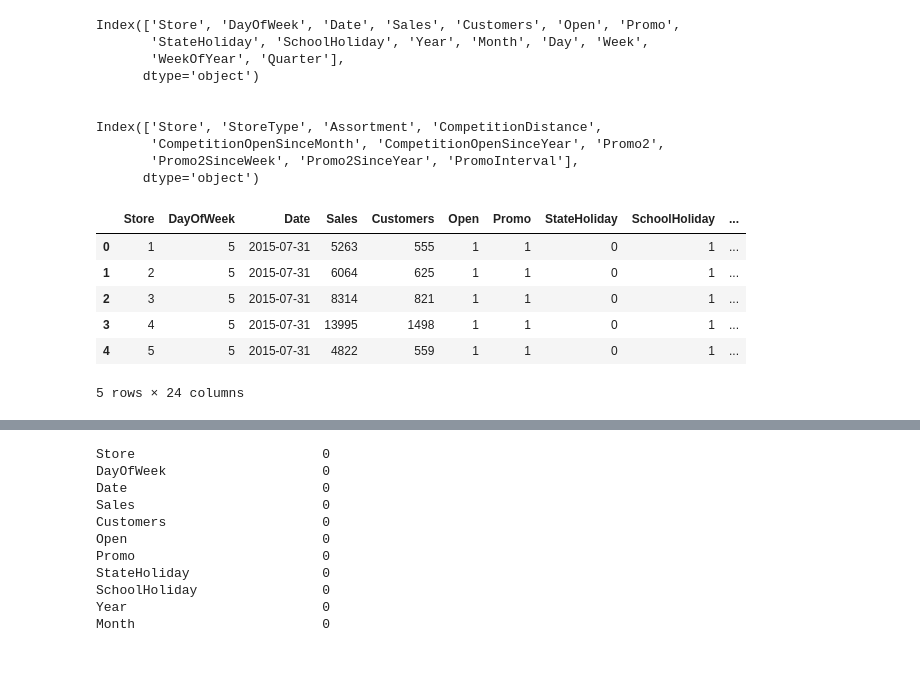
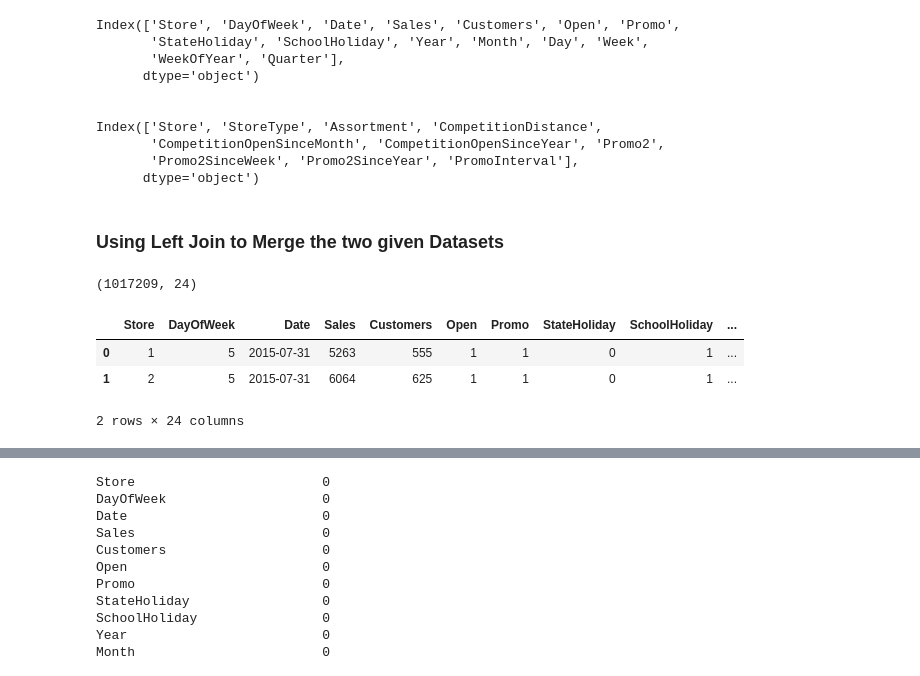
Before and after one commit to rashmi-biswas/ML_Regression_Sales_Prediction, a Jupyter notebook: Rossmann_Sales_Prediction_Capstone_Project.ipynb, the cells around one changed output, grey strips where cells are left out. Cells and saved outputs as stored; diff of their text form; code cells hidden in the pictures.

```diff
--- a/Rossmann_Sales_Prediction_Capstone_Project.ipynb
+++ b/Rossmann_Sales_Prediction_Capstone_Project.ipynb
@@ -255,7 +242,7 @@ print(sales_a , sales_b, sales_c)
 # %% [markdown]
 The feature StateHoliday changed into a boolean variable. The value {a, b, c} became 1, other 0;
 # %%
-stores_data['StateHoliday'].replace({'0':0,
-                                     'a':1,
-                                     'b':1,
-                                     'c':1}, inplace = True)
+stores_data.StateHoliday.replace({'0' : 0,
+                            'a' : 1,
+                            'b' : 1,
+                            'c' : 1}, inplace=True)
@@ -400,3 +364,4 @@ Since the data seems to be in between 1990 to 2013, 1900 and 1961 looks like err
 # %%
-stores['CompetitionOpenSinceYear'].replace(1900, int(stores['CompetitionOpenSinceYear'].mode()), inplace = True)
-stores['CompetitionOpenSinceYear'].replace(1961, int(stores['CompetitionOpenSinceYear'].mode()), inplace = True)
+# Let's replace 1900 & 1961 in 'CompetitionOpenSinceYear' column by mode value:
+stores.CompetitionOpenSinceYear.replace(1900, int(stores.CompetitionOpenSinceYear.mode()[0]), inplace=True)
+stores.CompetitionOpenSinceYear.replace(1961, int(stores.CompetitionOpenSinceYear.mode()[0]), inplace=True)
@@ -425,9 +424,10 @@ Name: CompetitionOpenSinceYear, dtype: int64
 # %%
-stores['CompetitionOpenSinceMonth'].fillna(0, inplace = True)
-stores['CompetitionOpenSinceYear'].fillna(0, inplace = True)
-stores['Promo2SinceWeek'].fillna(0, inplace = True)
-stores['Promo2SinceYear'].fillna(0, inplace = True)
-stores['PromoInterval'].fillna(0, inplace = True)
+# Let's fill remaining NA values with zero:
+stores.CompetitionOpenSinceMonth.fillna(0, inplace=True)
+stores.CompetitionOpenSinceYear.fillna(0, inplace=True)
+stores.Promo2SinceWeek.fillna(0, inplace=True)
+stores.Promo2SinceYear.fillna(0, inplace=True)
+stores.PromoInterval.fillna(0, inplace=True)
 # %%
 stores.info()
 # %% [output]
@@ -606,4 +610,6 @@ Index(['Store', 'StoreType', 'Assortment', 'CompetitionDistance',
        'CompetitionOpenSinceMonth', 'CompetitionOpenSinceYear', 'Promo2',
        'Promo2SinceWeek', 'Promo2SinceYear', 'PromoInterval'],
       dtype='object')
+# %% [markdown]
+### Using Left Join to Merge the two given Datasets
 # %%
@@ -611,12 +616,13 @@ Index(['Store', 'StoreType', 'Assortment', 'CompetitionDistance',
 df1 = pd.merge(stores_data, stores, how='left', on='Store')
+# %%
+df1.shape
+# %% [output]
+(1017209, 24)
 # %%
-df1.head()
+df1.head(2)
 # %% [output]
 |  | Store | DayOfWeek | Date | Sales | Customers | Open | Promo | StateHoliday | SchoolHoliday | ... |
 | 0 | 1 | 5 | 2015-07-31 | 5263 | 555 | 1 | 1 | 0 | 1 | ... |
 | 1 | 2 | 5 | 2015-07-31 | 6064 | 625 | 1 | 1 | 0 | 1 | ... |
-| 2 | 3 | 5 | 2015-07-31 | 8314 | 821 | 1 | 1 | 0 | 1 | ... |
-| 3 | 4 | 5 | 2015-07-31 | 13995 | 1498 | 1 | 1 | 0 | 1 | ... |
-| 4 | 5 | 5 | 2015-07-31 | 4822 | 559 | 1 | 1 | 0 | 1 | ... |
-5 rows × 24 columns
+2 rows × 24 columns
 # %%
```
Also changed, not shown: parts of 96 cells of this notebook.
